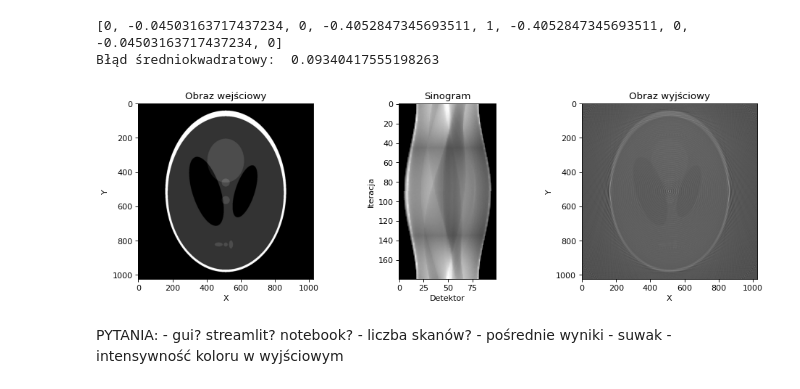
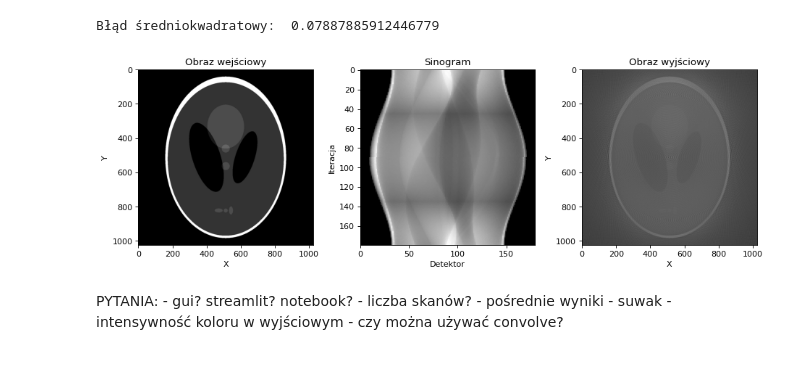
Before and after one commit to zuznnjus/Computed-Tomography-Simulator, a Jupyter notebook: CT_simulator.ipynb, the cells around one changed output. Drawn from its saved outputs; the diff is of its cells as text; code cells hidden in the pictures.

Commit message:
Correct normalize functions

```diff
--- a/CT_simulator.ipynb
+++ b/CT_simulator.ipynb
@@ -1,17 +1,18 @@
 # %%
 from skimage import io
 from matplotlib import pylab as plt
-from math import pow, pi
+from math import pi
 import numpy as np
 
 # input parameters
 alfa = 1
-detectors = 100
+detectors = 180
 phi = 90
 filtering = True
 
 # other parameters
 theta = 180.
+mask_size = 9
 images = ['Kolo.jpg', 'Kropka.jpg', 'Kwadraty2.jpg', 'Paski2.jpg', 'Shepp_logan.jpg', 'SADDLE_PE.JPG', 'CT_ScoutView.jpg']
 image = io.imread('tomograf-zdjecia/' + images[4], as_gray = True)
 
@@ -105,12 +106,11 @@ def createFilterMask(size):
         elif k % 2 == 0:
             mask.append(0)
         else:
-            mask.append((-4 / pow(pi, 2)) / pow(k, 2))
+            mask.append((-4 / (pi * pi)) / (k * k))
 
     return mask
 
 def filterImage(sinogram):
-    mask_size = 9
     mask = createFilterMask(mask_size)
 
     for i in range(sinogram.shape[0]):
@@ -118,9 +118,23 @@ def filterImage(sinogram):
 
     return sinogram
 
+def normalize1(array):
+    max_value = np.amax(array)
+
+    if max_value == 0:
+        return array
+
+    print(max_value)
+    array_normalized = [value / max_value for value in array]
+
+    return array_normalized
+
 def normalize(array):
     min_value = np.amin(array)
     max_value = np.amax(array)
+
+    if min_value == max_value:
+        return array
 
     for i in range(len(array)):
         for j in range(len(array[i])):
@@ -178,46 +192,45 @@ def calculateMeanSquaredError(output):
 
     for i in range(image.shape[0]):
         for j in range(image.shape[1]):
-            mse += pow((image[i][j] - output[i][j]), 2)  # overflow?
+            mse += (image[i][j] - output[i][j]) ** 2  # overflow?
 
     return mse / n
 
 def main():
     sinogram = np.array(applyRadonTransform())
     output = applyInverseRadonTransform(sinogram)
-    sinogram2 = transform.radon(image)
 
     mse = calculateMeanSquaredError(output)
     print("Błąd średniokwadratowy: ", mse)
 
     fig = plt.figure(figsize=(14, 4), dpi=80)
     ax = fig.add_subplot(131)
     ax.set_title('Obraz wejściowy')
     ax.set_xlabel('X')
     ax.set_ylabel('Y')
     ax.imshow(image, cmap = 'gray')
 
     ax = fig.add_subplot(132)
     ax.set_title('Sinogram')
     ax.set_ylabel('Iteracja')      # kąt = iteracja * alfa
     ax.set_xlabel('Detektor')
     ax.imshow(sinogram, cmap = 'gray')
 
     ax = fig.add_subplot(133)
     ax.set_title('Obraz wyjściowy')
     ax.set_xlabel('X')
     ax.set_ylabel('Y')
     ax.imshow(output, cmap = 'gray')
 
 if __name__ == '__main__':
     main()
 # %% [output]
-[0, -0.04503163717437234, 0, -0.4052847345693511, 1, -0.4052847345693511, 0, -0.04503163717437234, 0]
-Błąd średniokwadratowy:  0.09340417555198263
+Błąd średniokwadratowy:  0.07887885912446779
-[figure, old version]
+[figure, new version]
-# %% [markdown]
-PYTANIA:
-    - gui? streamlit? notebook?
-    - liczba skanów?
-    - pośrednie wyniki - suwak
-    - intensywność koloru w wyjściowym
+# %% [markdown]
+PYTANIA:
+    - gui? streamlit? notebook?
+    - liczba skanów?
+    - pośrednie wyniki - suwak
+    - intensywność koloru w wyjściowym
+    - czy można używać convolve?
```
